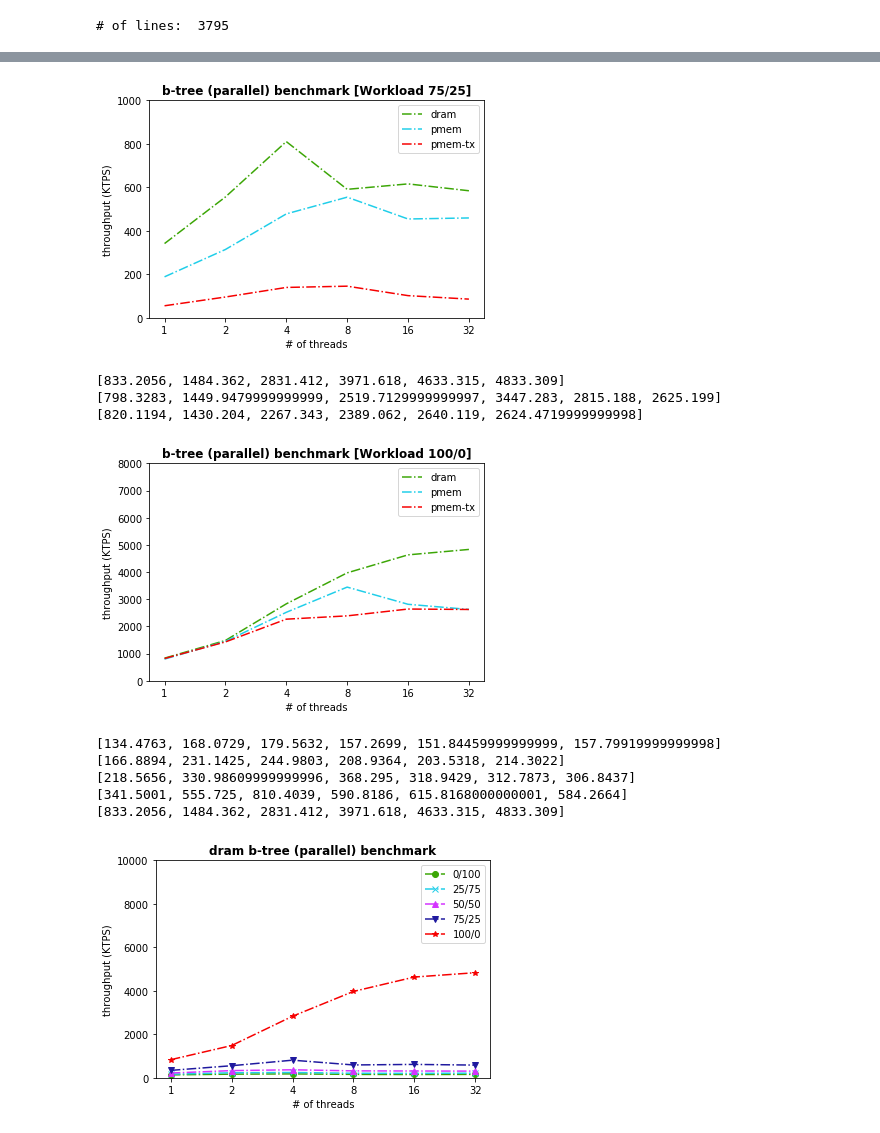
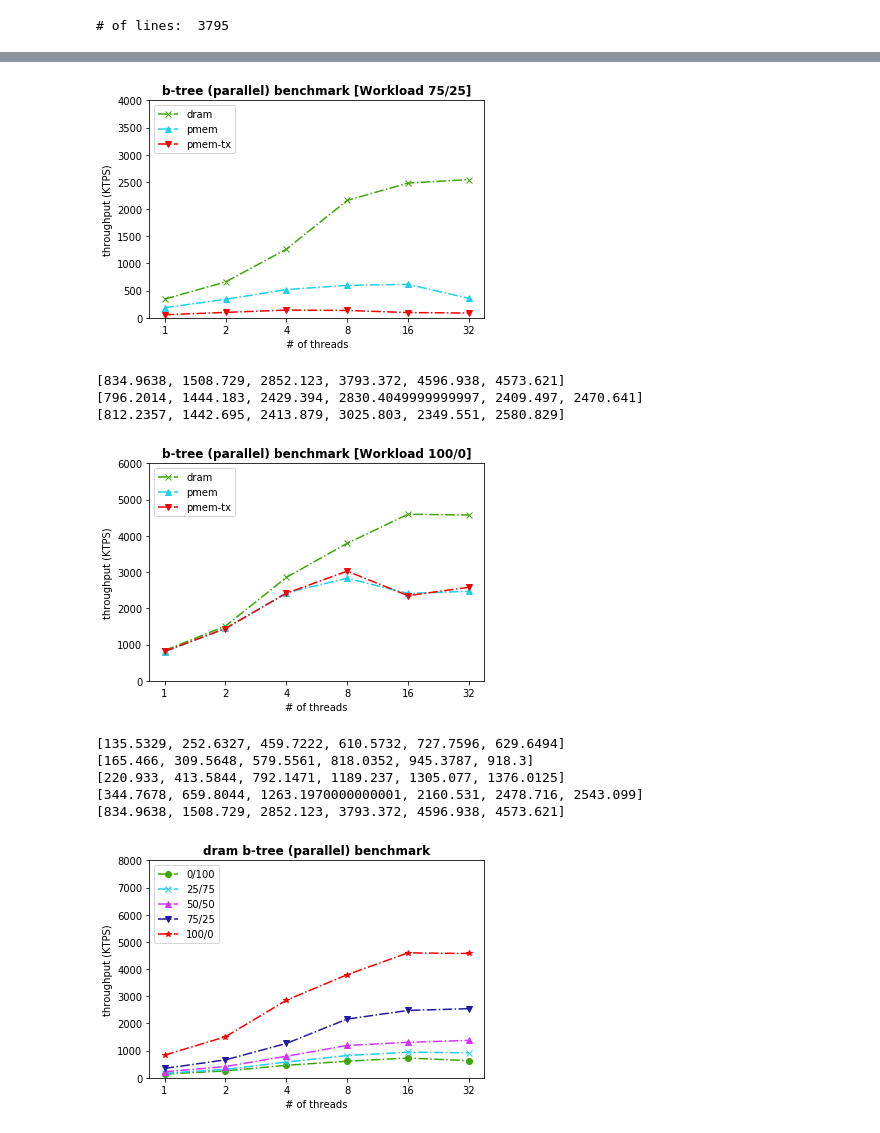
Before and after one commit to DIR-LAB/ycsb-storedsbench, a Jupyter notebook: workloads/plotting/btree-parallel-benchmark.ipynb, the cells around one changed output, grey strips where cells are left out. Saved outputs shown, nothing was run; the diff lists cells and outputs as text; code cells hidden in the pictures.

```diff
--- a/workloads/plotting/btree-parallel-benchmark.ipynb
+++ b/workloads/plotting/btree-parallel-benchmark.ipynb
@@ -454,26 +454,26 @@ x = [1,2,4,8,16,32]
 xi = list(range(len(x)))
 
 # Plotting functionality starts here
-plt.plot(dram_wd, '-.', color="#3CA606", label='dram')
-plt.plot(pmem_wd, '-.', color="#20CEE9", label='pmem')
-plt.plot(pmem_tx_wd, '-.', color="#F60000", label='pmem-tx')
+plt.plot(dram_wd, marker='x', linestyle='-.', color="#3CA606", label='dram')
+plt.plot(pmem_wd, marker='^', linestyle='-.', color="#20CEE9", label='pmem')
+plt.plot(pmem_tx_wd, marker='v', linestyle='-.', color="#F60000", label='pmem-tx')
 
 plt.xlabel('# of threads')
 plt.ylabel('throughput (KTPS)', fontweight='normal')
 
-plt.ylim([0,1000])
+plt.ylim([0,4000])
 plt.xticks(xi, x)
 plt.title('b-tree (parallel) benchmark [Workload 75/25]', fontweight='bold')
 
 # Create legend
-plt.legend()
+plt.legend(loc='upper left')
 
 # save the plot file
 plt.savefig("btree-benchmark-par-wd.pdf", bbox_inches = 'tight')
 
 plt.show()
 # %% [output]
-[figure, old version]
+[figure, new version]
 # %%
 x = [1,2,4,8,16,32]
 # create an index for each tick position
@@ -484,68 +484,68 @@ print(pmem_we)
 print(pmem_tx_we)
 
 # Plotting functionality starts here
-plt.plot(dram_we, '-.', color="#3CA606", label='dram')
-plt.plot(pmem_we, '-.', color="#20CEE9", label='pmem')
-plt.plot(pmem_tx_we, '-.', color="#F60000", label='pmem-tx')
+plt.plot(dram_we, marker='x', linestyle='-.', color="#3CA606", label='dram')
+plt.plot(pmem_we, marker='^', linestyle='-.', color="#20CEE9", label='pmem')
+plt.plot(pmem_tx_we, marker='v', linestyle='-.', color="#F60000", label='pmem-tx')
 
 plt.xlabel('# of threads')
 plt.ylabel('throughput (KTPS)', fontweight='normal')
 
-plt.ylim([0,8000])
+plt.ylim([0,6000])
 plt.xticks(xi, x)
 plt.title('b-tree (parallel) benchmark [Workload 100/0]', fontweight='bold')
 
 # Create legend
-plt.legend()
+plt.legend(loc='upper left')
 
 # save the plot file
 plt.savefig("btree-benchmark-par-we.pdf", bbox_inches = 'tight')
 
 plt.show()
 # %% [output]
-[833.2056, 1484.362, 2831.412, 3971.618, 4633.315, 4833.309]
-[798.3283, 1449.9479999999999, 2519.7129999999997, 3447.283, 2815.188, 2625.199]
-[820.1194, 1430.204, 2267.343, 2389.062, 2640.119, 2624.4719999999998]
+[834.9638, 1508.729, 2852.123, 3793.372, 4596.938, 4573.621]
+[796.2014, 1444.183, 2429.394, 2830.4049999999997, 2409.497, 2470.641]
+[812.2357, 1442.695, 2413.879, 3025.803, 2349.551, 2580.829]
-[figure, old version]
+[figure, new version]
 # %%
 x = [1,2,4,8,16,32]
 # create an index for each tick position
 xi = list(range(len(x)))
 
 print(dram_wa)
 print(dram_wb)
 print(dram_wc)
 print(dram_wd)
 print(dram_we)
 
 # Plotting functionality starts here
 plt.plot(xi, dram_wa, marker='o', linestyle='-.', color="#3CA606", label='0/100')
 plt.plot(xi, dram_wb, marker='x', linestyle='-.', color="#20CEE9", label='25/75')
 plt.plot(xi, dram_wc, marker='^', linestyle='-.', color="#D433FF", label='50/50')
 plt.plot(xi, dram_wd, marker='v', linestyle='-.', color="#1F199F", label='75/25')
 plt.plot(xi, dram_we, marker='*', linestyle='-.', color="#F60000", label='100/0')
 
 plt.xlabel('# of threads')
 plt.ylabel('throughput (KTPS)', fontweight='normal')
 
-plt.ylim([0,10000])
+plt.ylim([0,8000])
 plt.xticks(xi, x)
 plt.title('dram b-tree (parallel) benchmark', fontweight='bold')
 
 # Create legend
-plt.legend()
+plt.legend(loc='upper left')
 
 # save the plot file
 plt.savefig("btree-benchmark-par-dram.pdf", bbox_inches = 'tight')
 
 plt.show()
 # %% [output]
-[134.4763, 168.0729, 179.5632, 157.2699, 151.84459999999999, 157.79919999999998]
-[166.8894, 231.1425, 244.9803, 208.9364, 203.5318, 214.3022]
-[218.5656, 330.98609999999996, 368.295, 318.9429, 312.7873, 306.8437]
-[341.5001, 555.725, 810.4039, 590.8186, 615.8168000000001, 584.2664]
-[833.2056, 1484.362, 2831.412, 3971.618, 4633.315, 4833.309]
+[135.5329, 252.6327, 459.7222, 610.5732, 727.7596, 629.6494]
+[165.466, 309.5648, 579.5561, 818.0352, 945.3787, 918.3]
+[220.933, 413.5844, 792.1471, 1189.237, 1305.077, 1376.0125]
+[344.7678, 659.8044, 1263.1970000000001, 2160.531, 2478.716, 2543.099]
+[834.9638, 1508.729, 2852.123, 3793.372, 4596.938, 4573.621]
-[figure, old version]
+[figure, new version]
 # %%
 x = [1,2,4,8,16,32]
 # create an index for each tick position
```
Also changed, not shown: parts of 7 cells of this notebook, 39 other files.
